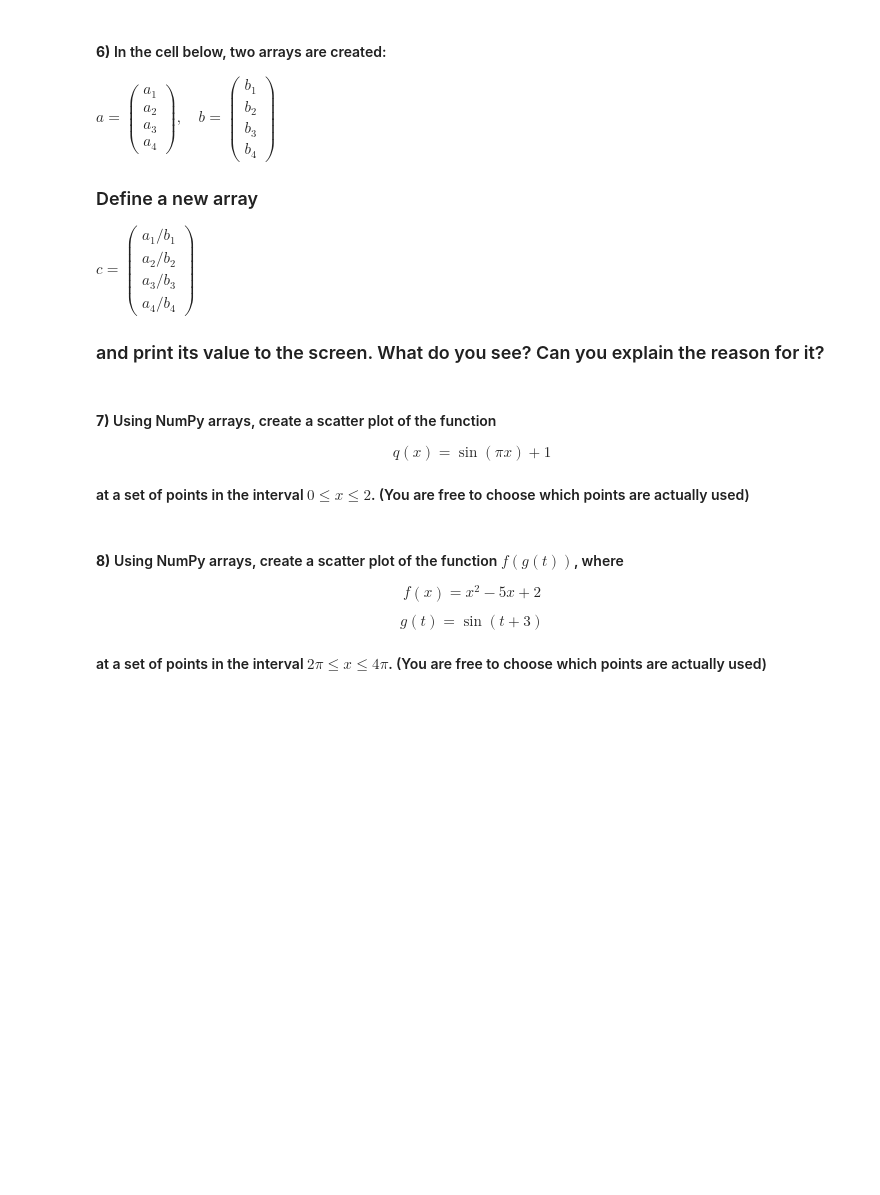
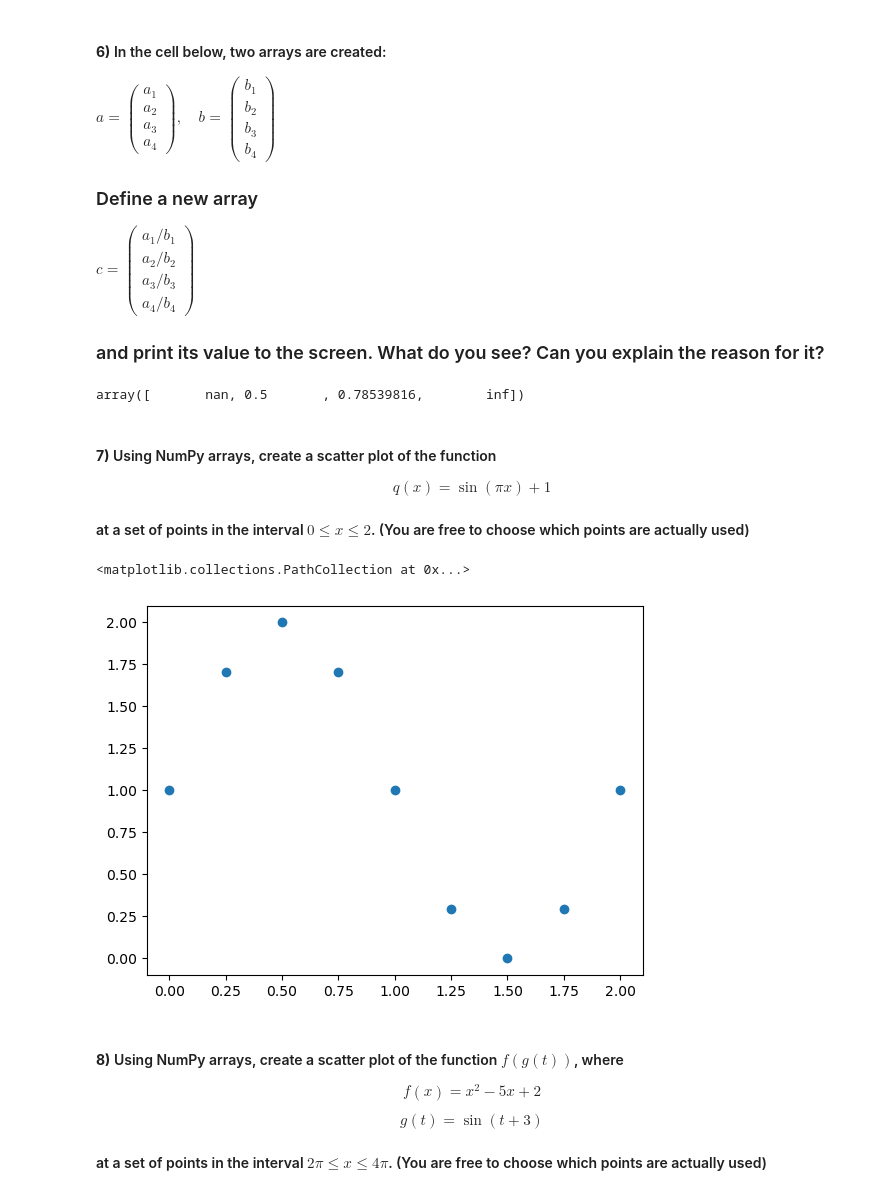
Before and after one commit to henryklee/datasci151spring2026, a Jupyter notebook: lecture_06/lecture_06.ipynb, the cells around one changed output. Cells and saved outputs as stored; diff of their text form; code cells hidden in the pictures; blank space fills up the shorter version.

```diff
--- a/lecture_06/lecture_06.ipynb
+++ b/lecture_06/lecture_06.ipynb
@@ -501,8 +646,11 @@ $c = \begin{pmatrix} a_1/b_1\\ a_2/b_2\\ a_3/b_3\\a_4/b_4\end{pmatrix}$
 # %%
 a = np.array([0, 1.0, np.pi, np.cos(np.pi/12)])
 b = np.array([0, 2.0, 4, 0])
-
+c = (a/b)
+c
 # your code here
+# %% [output]
+array([       nan, 0.5       , 0.78539816,        inf])
 # %% [markdown]
 #### **7)** Using NumPy arrays, create a scatter plot of the function
 
@@ -511,6 +659,12 @@ $$q(x) = \sin(\pi x) + 1$$
 #### at a set of points in the interval $0 \leq x \leq 2$. (You are free to choose which points are actually used)
 # %%
 # your code here
+x = np.array([0, .25, .5, .75, 1, 1.25, 1.5, 1.75, 2])
+q = (np.sin(x*np.pi) + 1)
+plt.scatter(x = x, y = q)
+# %% [output]
+<matplotlib.collections.PathCollection at 0x...>
+[figure, added]
 # %% [markdown]
 #### **8)** Using NumPy arrays, create a scatter plot of the function $f(g(t))$, where
 
```
Also changed, not shown: parts of 32 cells of this notebook, 2 other files.
